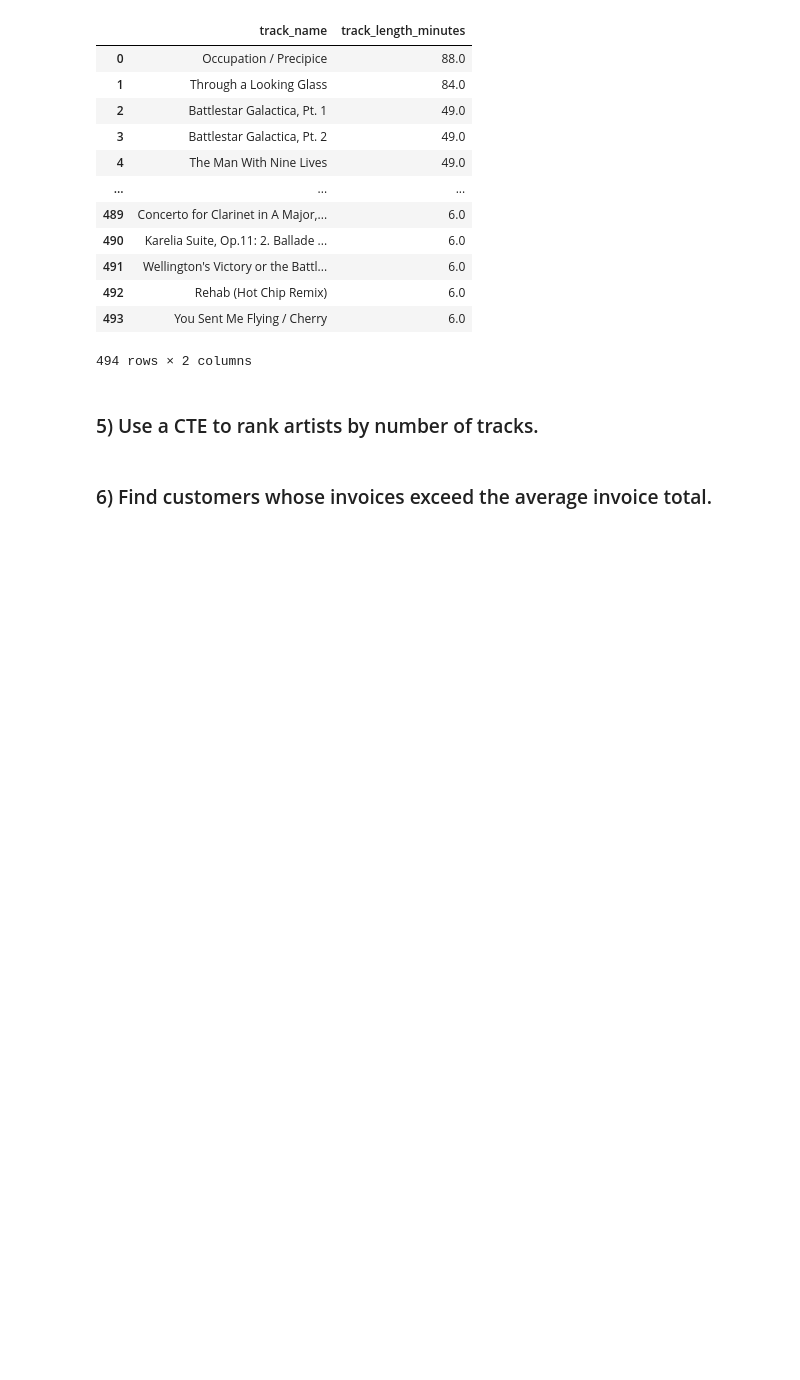
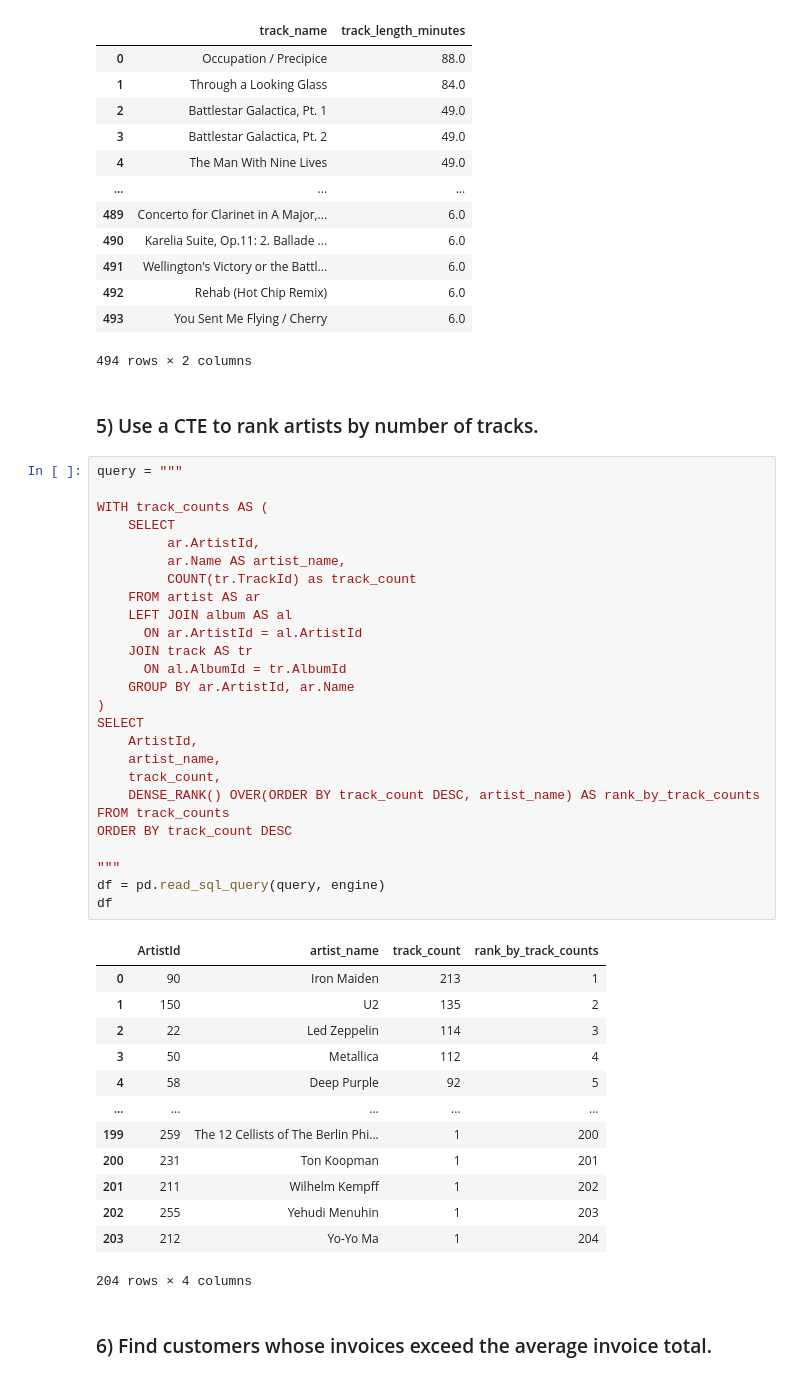
Before and after one commit to bpgodsil/sql_query_examples, a Jupyter notebook: notebooks/03_ctes_and_subqueries.ipynb, the cells around one changed output. Saved outputs shown, nothing was run; the diff lists cells and outputs as text; blank space fills up the shorter version.

```diff
--- a/notebooks/03_ctes_and_subqueries.ipynb
+++ b/notebooks/03_ctes_and_subqueries.ipynb
@@ -175,5 +175,45 @@ df
 494 rows × 2 columns
 # %% [markdown]
 ### 5) Use a CTE to rank artists by number of tracks.
+# %%
+query = """
+
+WITH track_counts AS (
+    SELECT
+         ar.ArtistId,
+         ar.Name AS artist_name,
+         COUNT(tr.TrackId) as track_count
+    FROM artist AS ar
+    LEFT JOIN album AS al
+      ON ar.ArtistId = al.ArtistId
+    JOIN track AS tr
+      ON al.AlbumId = tr.AlbumId
+    GROUP BY ar.ArtistId, ar.Name
+)
+SELECT
+    ArtistId,
+    artist_name,
+    track_count,
+    DENSE_RANK() OVER(ORDER BY track_count DESC, artist_name) AS rank_by_track_counts
+FROM track_counts
+ORDER BY track_count DESC
+
+"""
+df = pd.read_sql_query(query, engine)
+df
+# %% [output]
+|  | ArtistId | artist_name | track_count | rank_by_track_counts |
+| 0 | 90 | Iron Maiden | 213 | 1 |
+| 1 | 150 | U2 | 135 | 2 |
+| 2 | 22 | Led Zeppelin | 114 | 3 |
+| 3 | 50 | Metallica | 112 | 4 |
+| 4 | 58 | Deep Purple | 92 | 5 |
+| ... | ... | ... | ... | ... |
+| 199 | 259 | The 12 Cellists of The Berlin Phi... | 1 | 200 |
+| 200 | 231 | Ton Koopman | 1 | 201 |
+| 201 | 211 | Wilhelm Kempff | 1 | 202 |
+| 202 | 255 | Yehudi Menuhin | 1 | 203 |
+| 203 | 212 | Yo-Yo Ma | 1 | 204 |
+204 rows × 4 columns
 # %% [markdown]
 ### 6) Find customers whose invoices exceed the average invoice total.
```
Also changed, not shown: parts of 3 cells of this notebook, 1 other file.
